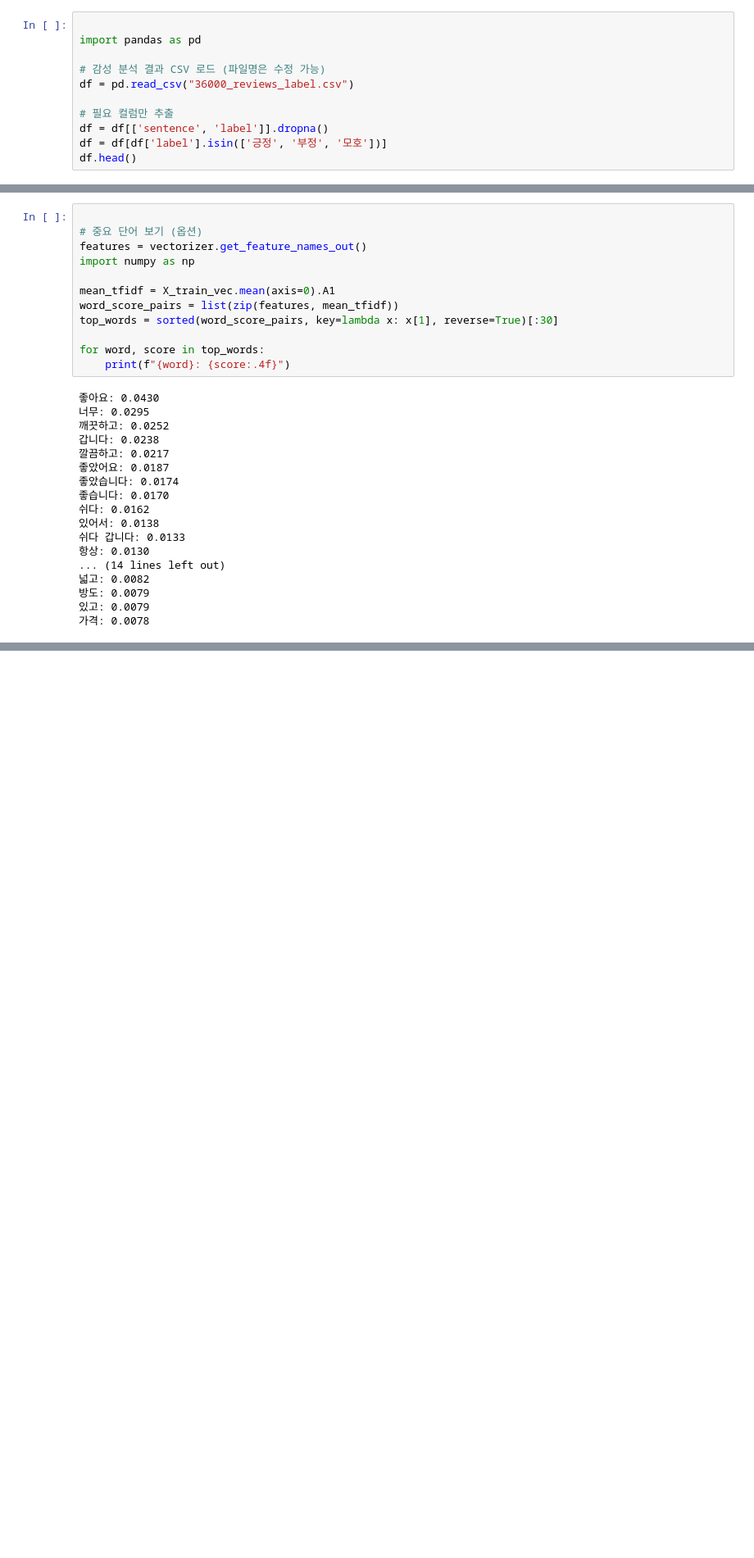
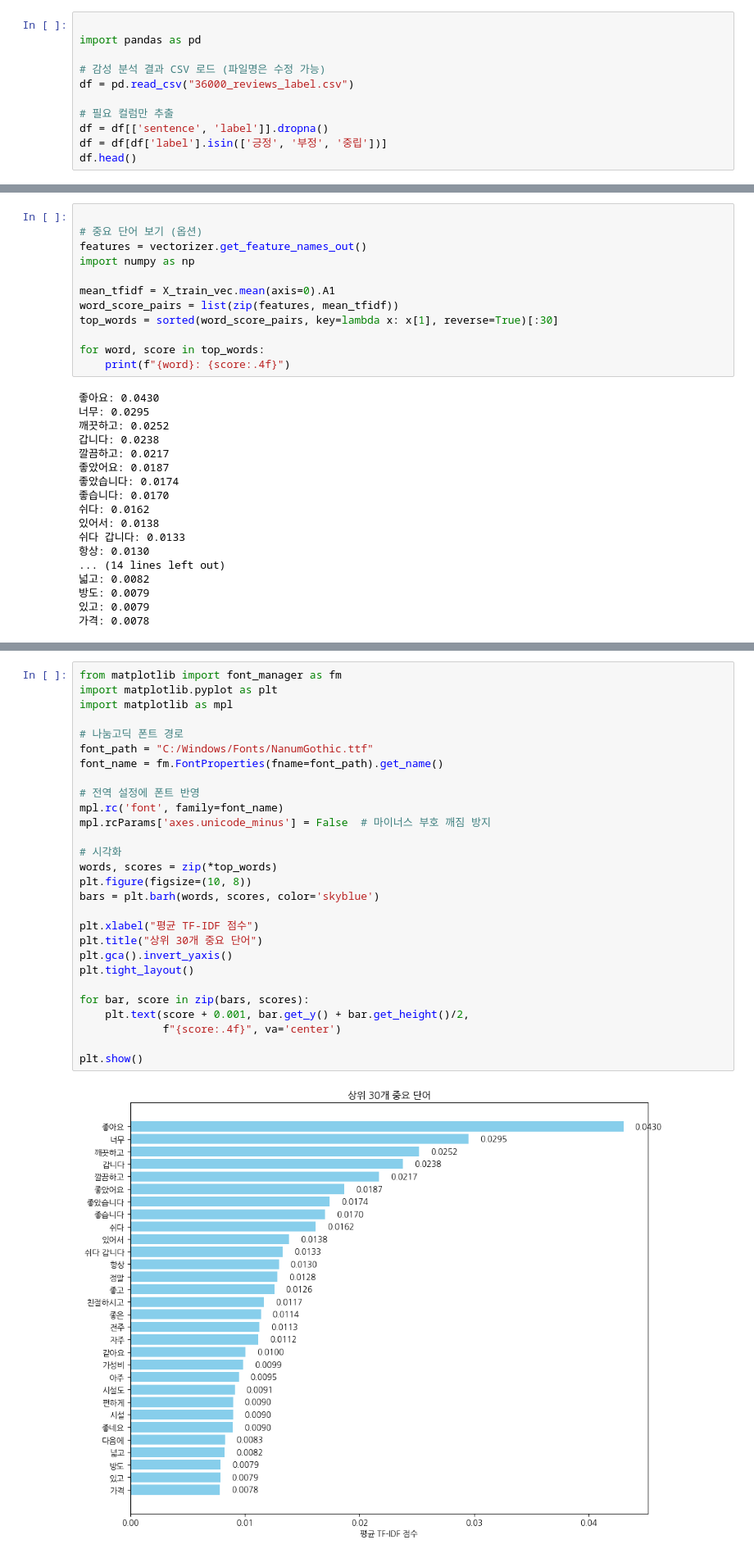
Before and after one commit to Smart-Stay-Jeonju-Project/Smart-Stay-Jeonju-Project, a Jupyter notebook: PROJECT/analysis/ML/고급/2_TFIDF_Logistic.ipynb, the cells around one changed output, grey strips where cells are left out. Shown at 82% size. Drawn from its saved outputs; the diff is of its cells as text; blank space fills up the shorter version.

```diff
--- a/PROJECT/analysis/ML/고급/2_TFIDF_Logistic.ipynb
+++ b/PROJECT/analysis/ML/고급/2_TFIDF_Logistic.ipynb
@@ -13,7 +13,7 @@ df = pd.read_csv("36000_reviews_label.csv")
 
 # 필요 컬럼만 추출
 df = df[['sentence', 'label']].dropna()
-df = df[df['label'].isin(['긍정', '부정', '모호'])]
+df = df[df['label'].isin(['긍정', '부정', '중립'])]
 df.head()
 # %% [output]
 |  | sentence | label |
@@ -101,0 +126,30 @@ for word, score in top_words:
+# %%
+from matplotlib import font_manager as fm
+import matplotlib.pyplot as plt
+import matplotlib as mpl
+
+# 나눔고딕 폰트 경로
+font_path = "C:/Windows/Fonts/NanumGothic.ttf"
+font_name = fm.FontProperties(fname=font_path).get_name()
+
+# 전역 설정에 폰트 반영
+mpl.rc('font', family=font_name)
+mpl.rcParams['axes.unicode_minus'] = False  # 마이너스 부호 깨짐 방지
+
+# 시각화
+words, scores = zip(*top_words)
+plt.figure(figsize=(10, 8))
+bars = plt.barh(words, scores, color='skyblue')
+
+plt.xlabel("평균 TF-IDF 점수")
+plt.title("상위 30개 중요 단어")
+plt.gca().invert_yaxis()
+plt.tight_layout()
+
+for bar, score in zip(bars, scores):
+    plt.text(score + 0.001, bar.get_y() + bar.get_height()/2,
+             f"{score:.4f}", va='center')
+
+plt.show()
+# %% [output]
+[figure, added]
```
Also changed, not shown: parts of 3 cells of this notebook, 31 other files.
